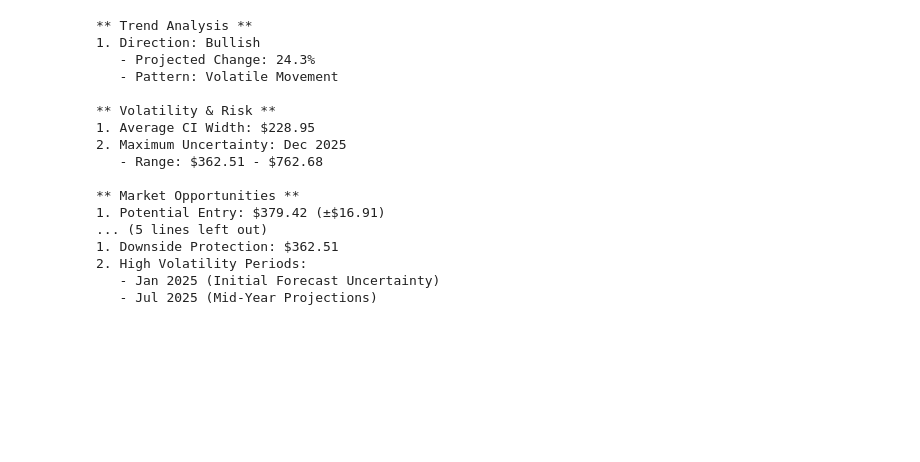
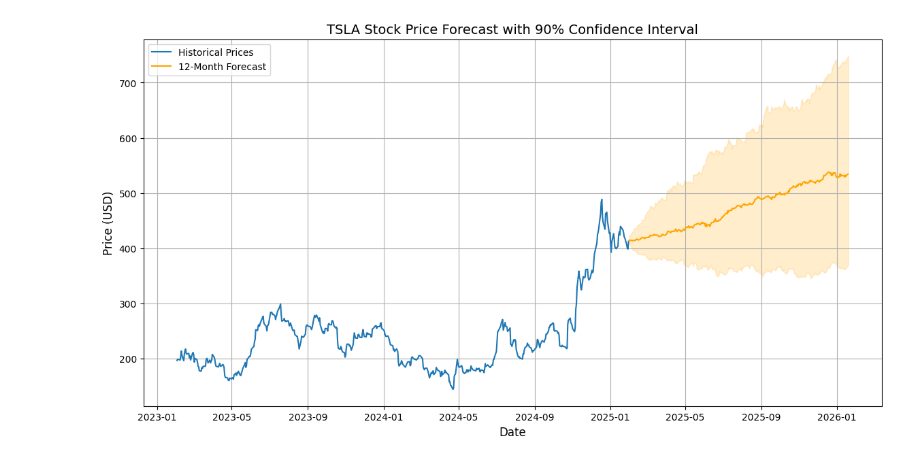
Before and after one commit to dagiteferi/TimeSeries-Portfolio-Optimization, a Jupyter notebook: notebooks/Future_Forecasting.ipynb, the cells around one changed output. Saved outputs shown, nothing was run; the diff lists cells and outputs as text; code cells hidden in the pictures; blank space fills up the shorter version.

```diff
--- a/notebooks/Future_Forecasting.ipynb
+++ b/notebooks/Future_Forecasting.ipynb
@@ -74,0 +12,6 @@ upper_bound = np.percentile(forecasts, 95, axis=0)
+# %%
+# Load model and data
+model, data = future_forecast.load_model_and_data(
+    model_path='../model/optimized_lstm.keras',
+    data_path='../data/TSLA_cleaned.csv'
+)
@@ -74,0 +21,4 @@ upper_bound = np.percentile(forecasts, 95, axis=0)
+# %%
+# Preprocess data
+look_back = model.input_shape[1]  # Get sequence length from model
+scaler, input_sequence = future_forecast.preprocess_data(data, look_back)
@@ -74,0 +31,5 @@ upper_bound = np.percentile(forecasts, 95, axis=0)
+# %%
+# Generate forecasts
+forecasts, median_forecast, lower_bound, upper_bound = future_forecast.forecast_with_ci(
+    model, input_sequence, scaler, last_price, steps=252
+)
@@ -93,42 +43,5 @@ plt.show()
-# %%
-print(f"""
-** Trend Analysis **
-1. Direction: {'Bullish' if median_forecast[-1] > median_forecast[0] else 'Bearish'}
-   - Projected Change: {((median_forecast[-1]/data['Close'].iloc[-1]-1)*100):.1f}%
-   - Pattern: {'Consistent Uptrend' if np.all(np.diff(median_forecast) > 0) else 'Volatile Movement'}
-
-** Volatility & Risk **
-1. Average CI Width: ${(upper_bound - lower_bound).mean():.2f}
-2. Maximum Uncertainty: {future_dates[np.argmax(upper_bound - lower_bound)].strftime('%b %Y')}
-   - Range: ${lower_bound.min():.2f} - ${upper_bound.max():.2f}
-
-** Market Opportunities **
-1. Potential Entry: ${lower_bound.mean():.2f} (±${(lower_bound.mean() - lower_bound.min()):.2f})
-2. Price Targets:
-   - Conservative: ${median_forecast.mean():.2f}
-   - Optimistic: ${upper_bound.mean():.2f}
-
-** Key Risks **
-1. Downside Protection: ${lower_bound.min():.2f}
-2. High Volatility Periods:
-   - {future_dates[0].strftime('%b %Y')} (Initial Forecast Uncertainty)
-   - {future_dates[126].strftime('%b %Y')} (Mid-Year Projections)
-""")
-# %% [output]
-** Trend Analysis **
-1. Direction: Bullish
-   - Projected Change: 24.3%
-   - Pattern: Volatile Movement
-
-** Volatility & Risk **
-1. Average CI Width: $228.95
-2. Maximum Uncertainty: Dec 2025
-   - Range: $362.51 - $762.68
-
-** Market Opportunities **
-1. Potential Entry: $379.42 (±$16.91)
-... (5 lines left out)
-1. Downside Protection: $362.51
-2. High Volatility Periods:
-   - Jan 2025 (Initial Forecast Uncertainty)
-   - Jul 2025 (Mid-Year Projections)
+# %%
+# Plot results
+future_forecast.plot_forecast(data, median_forecast, lower_bound, upper_bound, future_dates)
+# %% [output]
+[figure, added]
```
Also changed, not shown: parts of 13 cells of this notebook, 1 other file.
